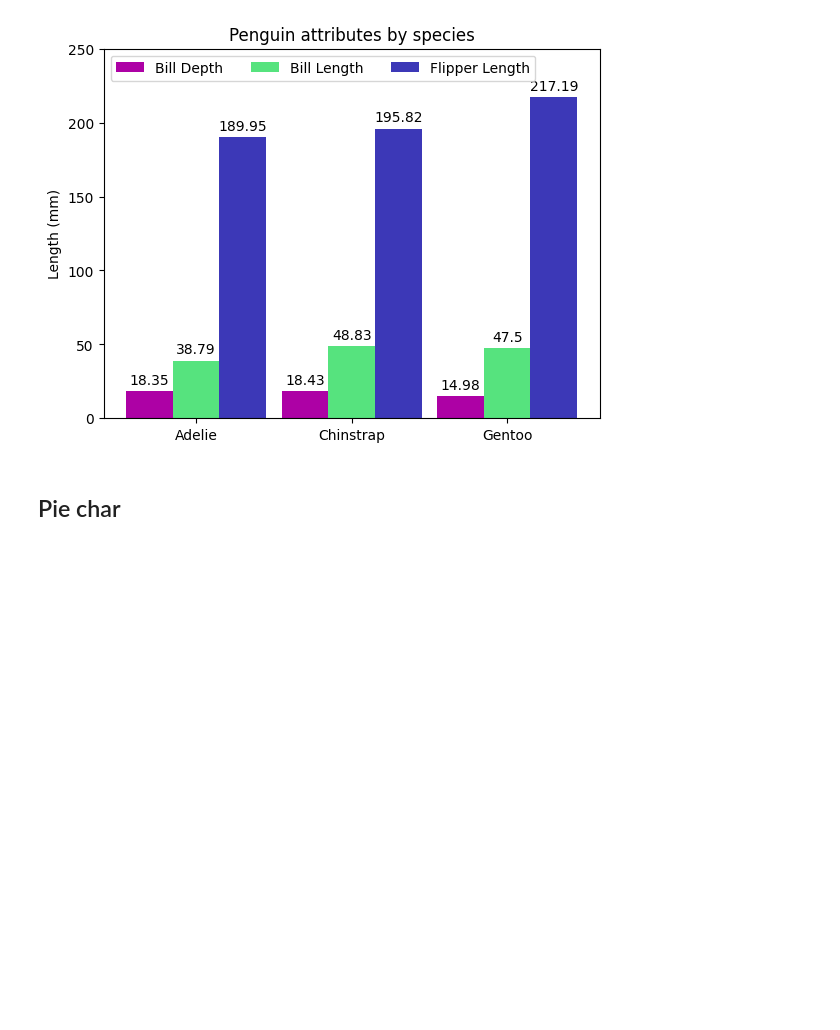
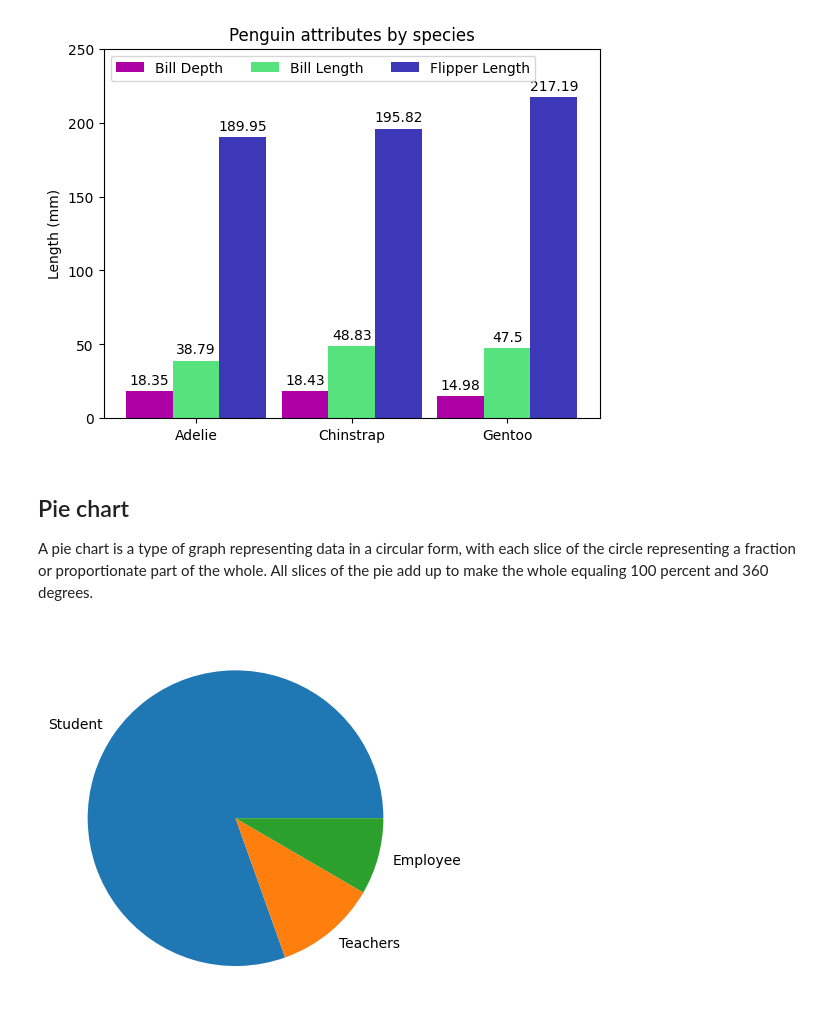
Before and after one commit to abhisunny2610/Data-Science, a Jupyter notebook: Visualization/PW SKILLS/Matplotlib Charts.ipynb, the cells around one changed output. Cells and saved outputs as stored; diff of their text form; code cells hidden in the pictures; blank space fills up the shorter version.

Commit message:
Work on matplotlib charts

```diff
--- a/Visualization/PW SKILLS/Matplotlib Charts.ipynb
+++ b/Visualization/PW SKILLS/Matplotlib Charts.ipynb
@@ -133,4 +133,16 @@ plt.show()
 # %% [output]
 [figure]
 # %% [markdown]
-## Pie char
+## Pie chart
+
+A pie chart is a type of graph representing data in a circular form, with each slice of the circle representing a fraction or proportionate part of the whole. All slices of the pie add up to make the whole equaling 100 percent and 360 degrees.
+# %%
+labels = ["Student", "Teachers", "Employee"]
+sizes = [1440, 200, 150]
+
+fix, ax = plt.subplots()
+rgb=(random.random(), random.random(), random.random())
+ax.pie(sizes, labels=labels)
+plt.show()
+# %% [output]
+[figure, added]
```
Also changed, not shown: parts of 5 cells of this notebook.
